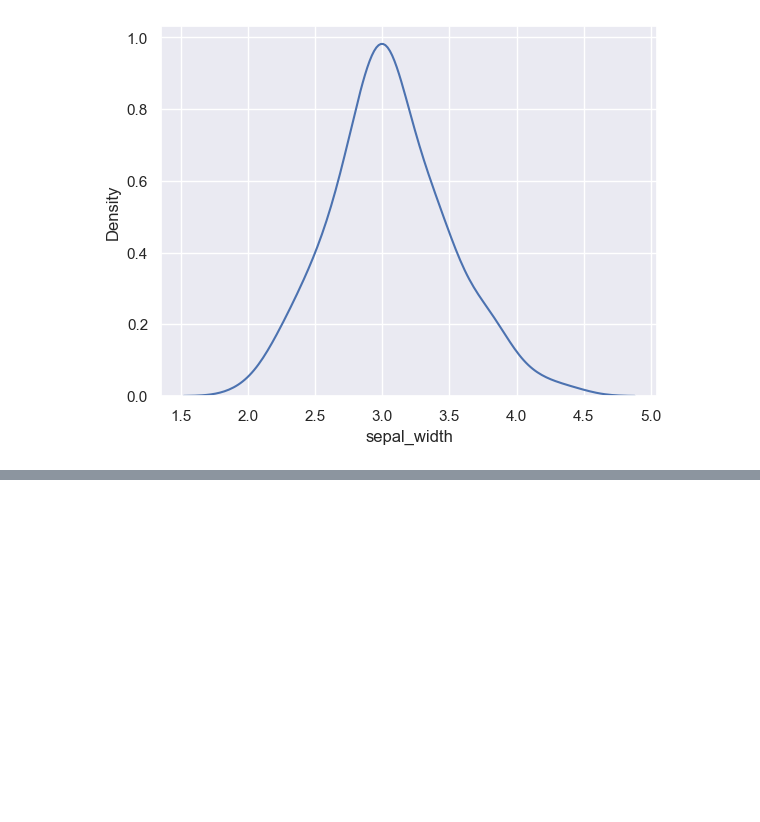
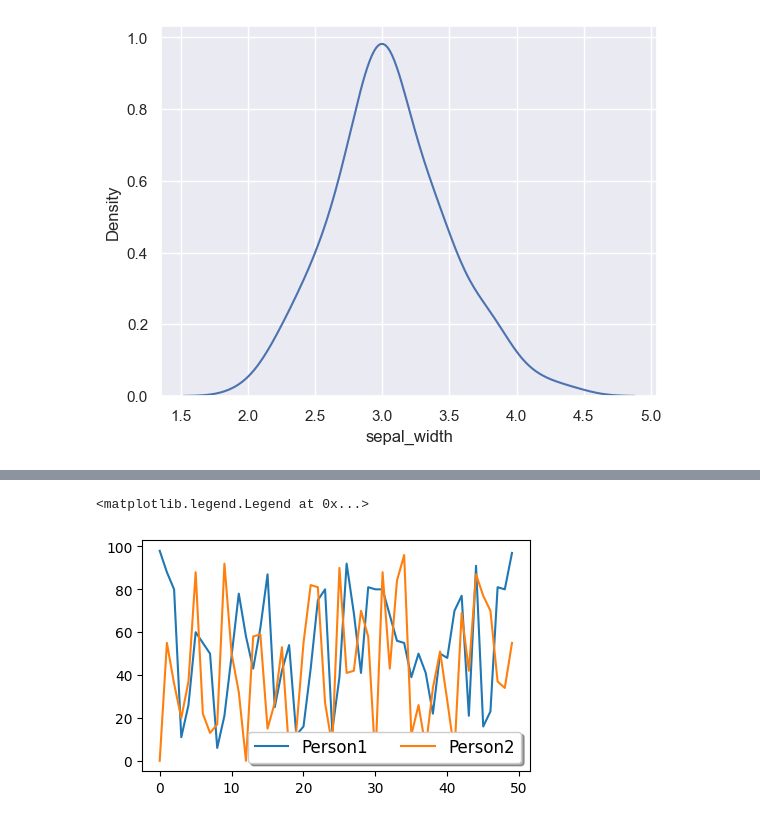
Before and after one commit to bhuiyaau/visualization, a Jupyter notebook: 02_activities/assignments/participation/assignment-1.ipynb, the cells around one changed output, grey strips where cells are left out. Saved outputs shown, nothing was run; the diff lists cells and outputs as text; code cells hidden in the pictures; blank space fills up the shorter version.

```diff
--- a/02_activities/assignments/participation/assignment-1.ipynb
+++ b/02_activities/assignments/participation/assignment-1.ipynb
@@ -105,0 +129,11 @@ plt.show()
+# %%
+fig, ax = plt.subplots(figsize=(5,3))
+ax.plot(x,y1, label='Person1')
+ax.plot(x,y2, label='Person2')
+ax.legend(loc='lower right', frameon=True,shadow=True,fontsize=12,ncol=2)
+#frameon= frame around the legend
+#fontsize= change font size
+#ncol= specify number of columns
+# %% [output]
+<matplotlib.legend.Legend at 0x...>
+[figure, added]
```
Also changed, not shown: parts of 17 cells of this notebook.
